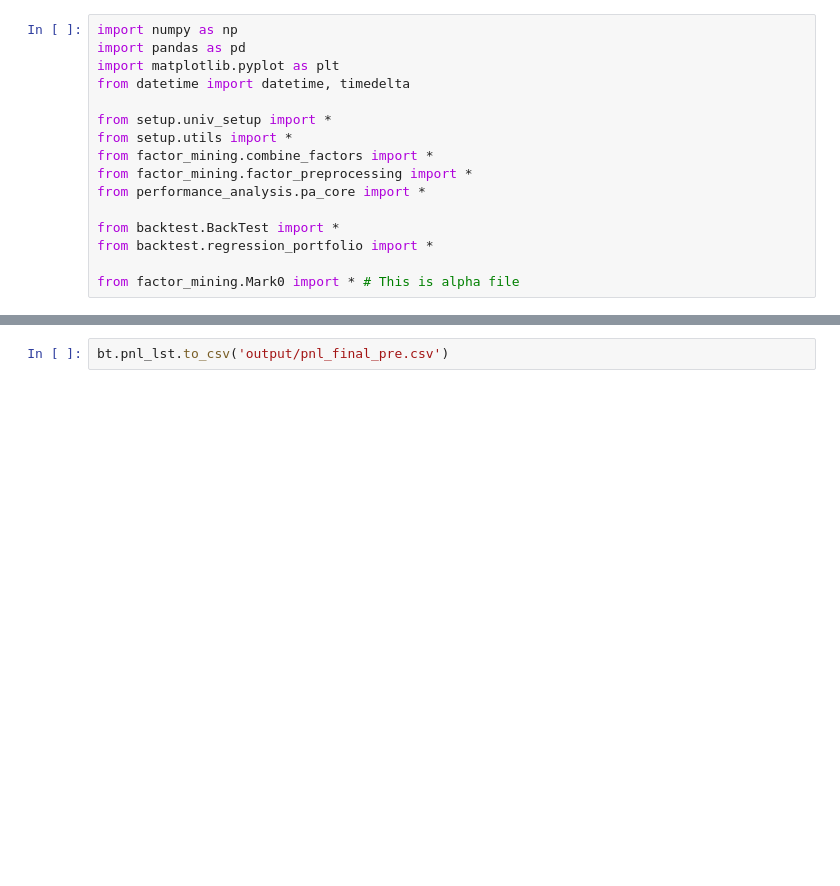
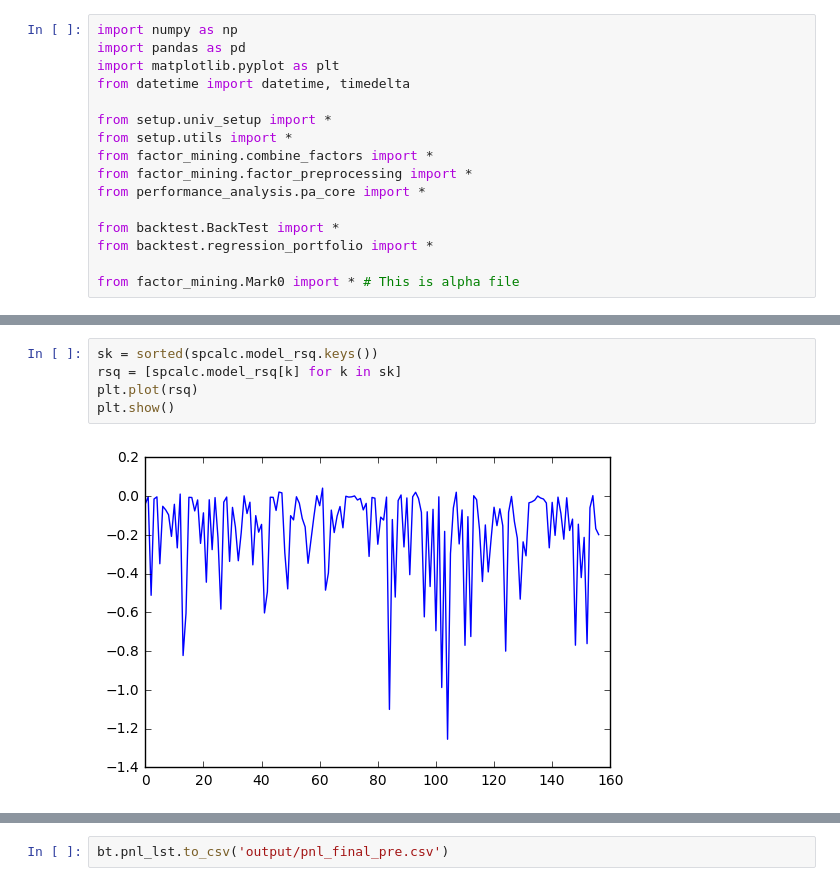
Before and after one commit to BaruchMFE2016/BaruchMFEInvestment, a Jupyter notebook: bt_new.ipynb, the cells around one changed output, grey strips where cells are left out. Drawn from its saved outputs; the diff is of its cells as text; blank space fills up the shorter version.

```diff
--- a/bt_new.ipynb
+++ b/bt_new.ipynb
@@ -78,0 +87,7 @@ print(end - start)
+# %%
+sk = sorted(spcalc.model_rsq.keys())
+rsq = [spcalc.model_rsq[k] for k in sk]
+plt.plot(rsq)
+plt.show()
+# %% [output]
+[figure, added]
```
Also changed, not shown: parts of 6 cells of this notebook, 8 other files.
